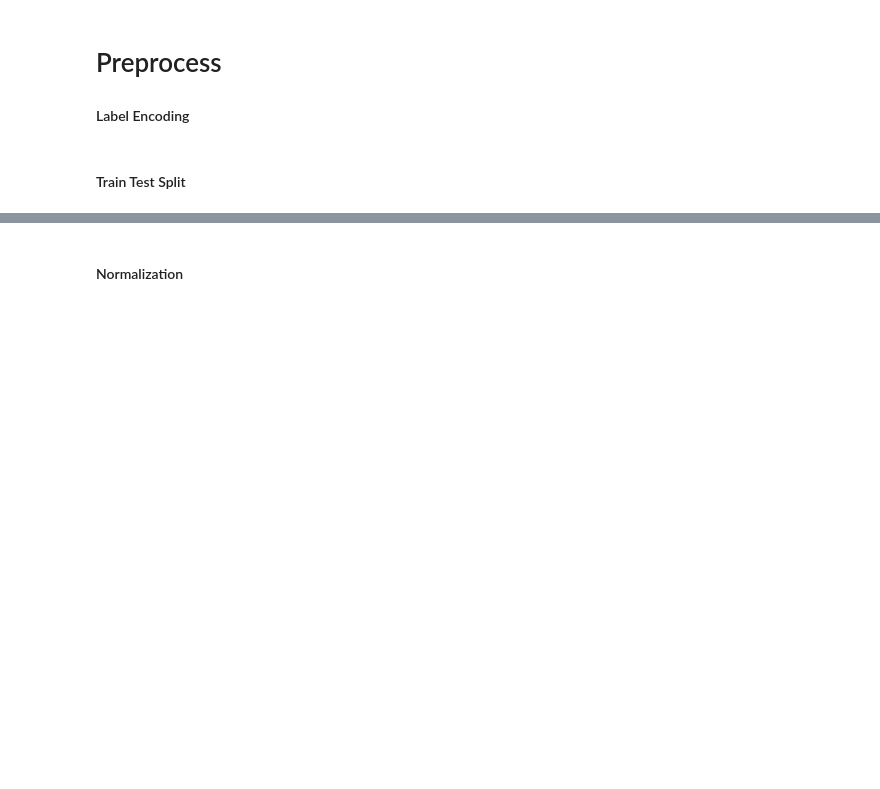
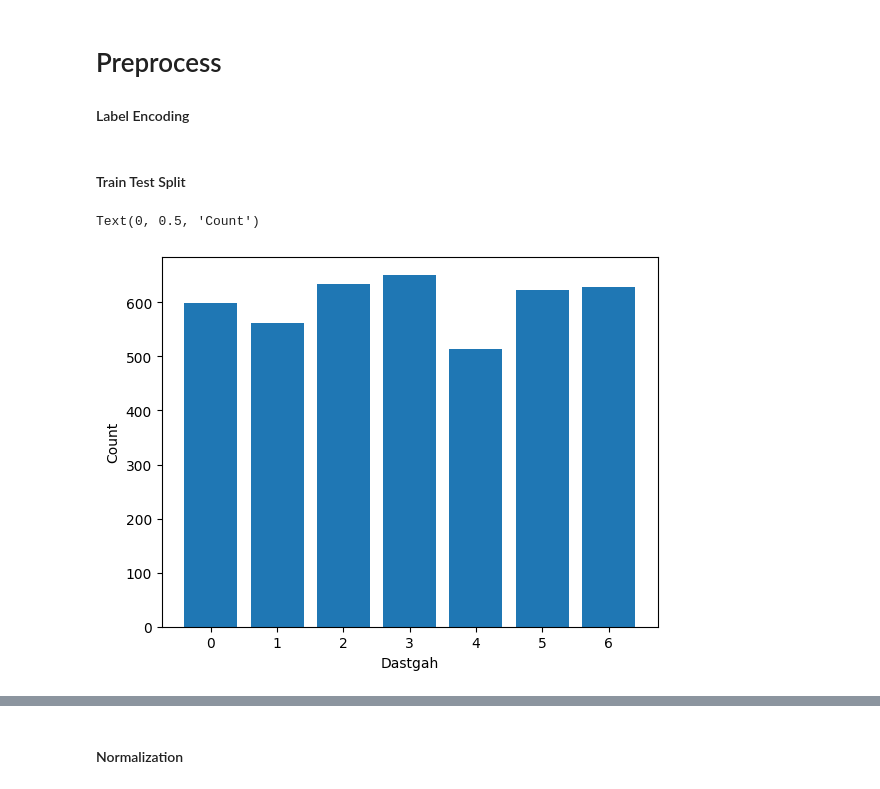
Before and after one commit to AliAkhgari/Iranian-Traditional-Music-Dastgah-Classifier, a Jupyter notebook: MergedLearning.ipynb, the cells around one changed output, grey strips where cells are left out. Drawn from its saved outputs; the diff is of its cells as text; code cells hidden in the pictures; blank space fills up the shorter version.

```diff
--- a/MergedLearning.ipynb
+++ b/MergedLearning.ipynb
@@ -41,3 +50,11 @@ y = encoder.fit_transform(y)
 #### Train Test Split
 # %%
 X_train, X_test, y_train, y_test = train_test_split(X, y, test_size=0.25, random_state=31)
+# %%
+plt.bar(list(Counter(y_train).keys()), list(Counter(y_train).values()))
+plt.xlabel('Dastgah')
+plt.ylabel('Count')
+plt.title('')
+# %% [output]
+Text(0, 0.5, 'Count')
+[figure, added]
```
Also changed, not shown: parts of 16 cells of this notebook.
